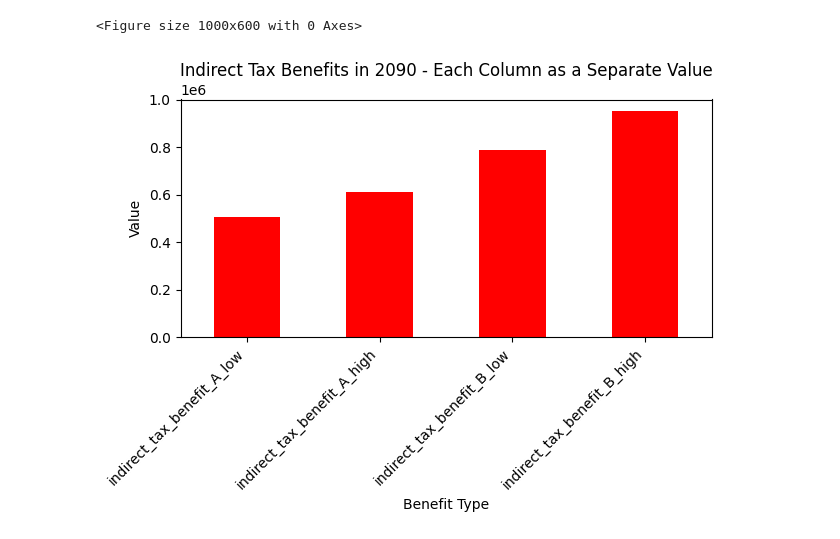
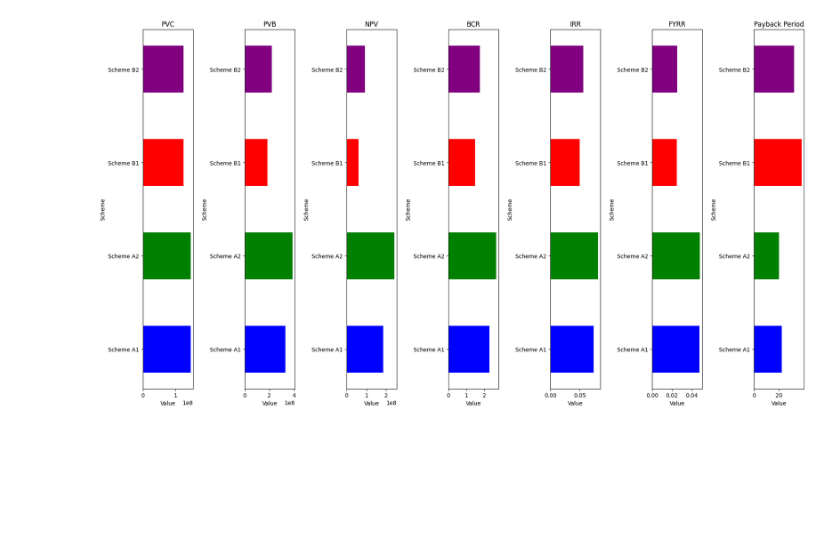
Before and after one commit to jackli100/Economy-coursework, a Jupyter notebook: data_analysis.ipynb, the cells around one changed output. Drawn from its saved outputs; the diff is of its cells as text; code cells hidden in the pictures; blank space fills up the shorter version.

```diff
--- a/data_analysis.ipynb
+++ b/data_analysis.ipynb
@@ -54,20 +1,44 @@ plt.show()
-# %%
-indirect_benefit_data = sheets_dict['Indirect Tax Benefit Data']
-indirect_benefit_data_2090 = indirect_benefit_data[indirect_benefit_data['Unnamed: 0'] == 2090]
-indirect_benefit_data_2090_values = indirect_benefit_data_2090.drop(columns=['Unnamed: 0'])
-
-indirect_benefit_data_2090_values_t = indirect_benefit_data_2090_values.T
-indirect_benefit_data_2090_values_t.columns = ['Value']
-
-plt.figure(figsize=(10, 6))
-indirect_benefit_data_2090_values_t.plot(kind='bar', legend=False, color='red')
-plt.title('Indirect Tax Benefits in 2090 - Each Column as a Separate Value')
-plt.xlabel('Benefit Type')
-plt.ylabel('Value')
-plt.xticks(rotation=45, ha='right')
-
-plt.tight_layout()
-plt.show()
-# %% [output]
-<Figure size 1000x600 with 0 Axes>
-[figure, removed]
+# %%
+import pandas as pd
+from matplotlib import pyplot as plt
+from eco import TransportationScheme
+SchemeA1 = TransportationScheme('voc.csv')
+SchemeA2 = TransportationScheme('voc.csv', growth_rate=0.02)
+schemeB1 = TransportationScheme('voc.csv', road_length_A = 11, \
+        AADT_A=13500, AADT_A_O=3500, construction_cost_A=77000000, maintenance_cost_A=10000)
+schemeB2 = TransportationScheme('voc.csv', road_length_A = 11, \
+        AADT_A=13500, AADT_A_O=3500, construction_cost_A=77000000, maintenance_cost_A=10000, growth_rate = 0.02)
+resultA1 = SchemeA1.financial_metrics
+resultA2 = SchemeA2.financial_metrics
+resultB1 = schemeB1.financial_metrics
+resultB2 = schemeB2.financial_metrics
+
+result_dict = {'Scheme A1': resultA1, 'Scheme A2': resultA2, 'Scheme B1': resultB1, 'Scheme B2': resultB2}
+
+def plot_bar_chart(result_dict):
+    # 转换数据以适应图形绘制
+    metrics = list(result_dict["Scheme A1"].keys())  # 指标名称
+    values = {metric: [] for metric in metrics}  # 按指标组织的值
+
+    for scheme in result_dict.values():
+        for metric, value in scheme.items():
+            if value == 'N/A':
+                values[metric].append(0)
+            else:
+                values[metric].append(value)
+
+    # 绘制柱状图
+    fig, axs = plt.subplots(1,len(metrics), figsize=(18, 10))  # 修改为len(metrics)行，1列的布局
+
+    for i, metric in enumerate(metrics):
+        axs[i].barh(list(result_dict.keys()), values[metric], color=['blue', 'green', 'red', 'purple'], height=0.5)
+        axs[i].set_title(metric)
+        axs[i].set_ylabel('Scheme')
+        axs[i].set_xlabel('Value')
+
+    plt.tight_layout()
+    plt.show()
+
+plot_bar_chart(result_dict)
+# %% [output]
+[figure, added]
```
Also changed, not shown: parts of 8 cells of this notebook, 30 other files.
